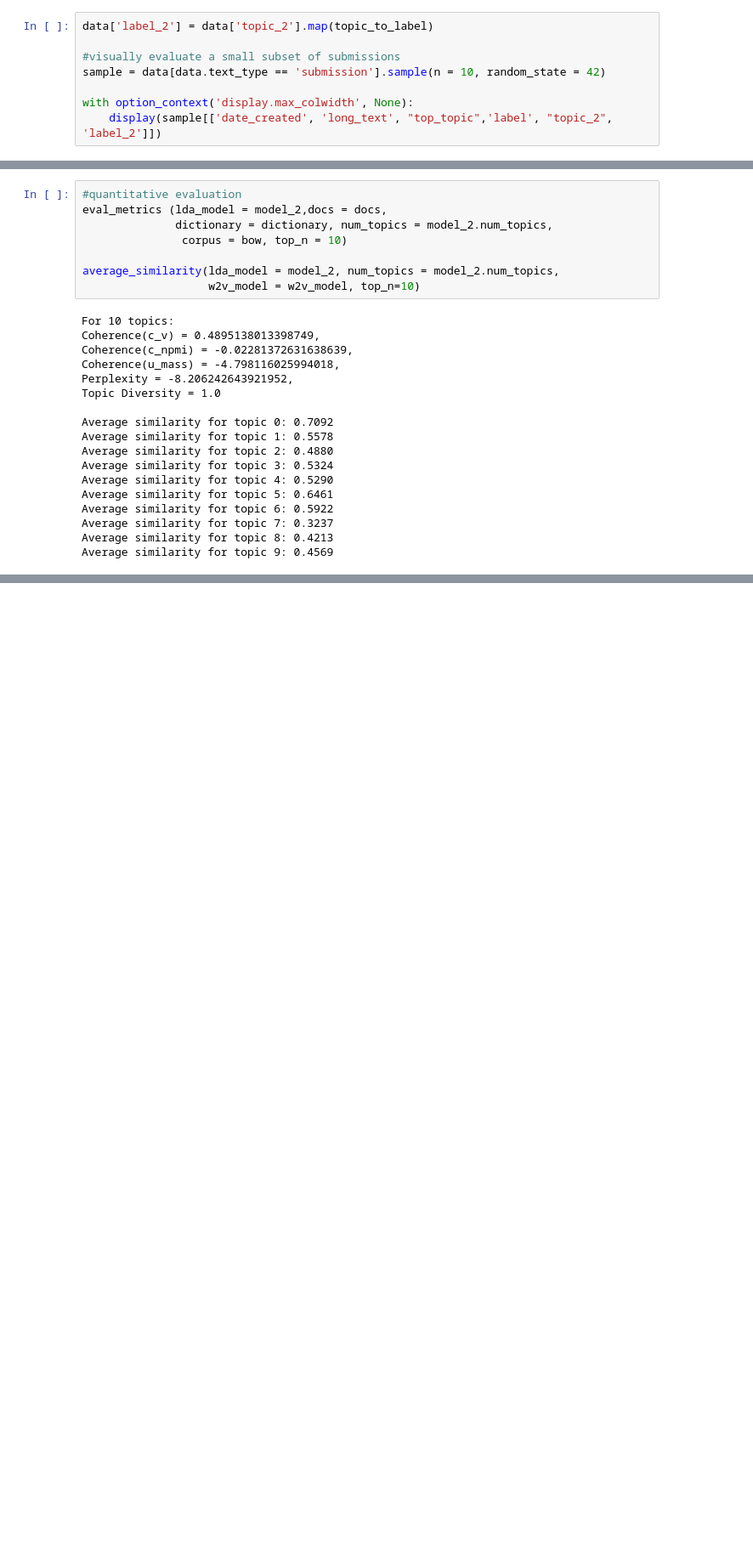
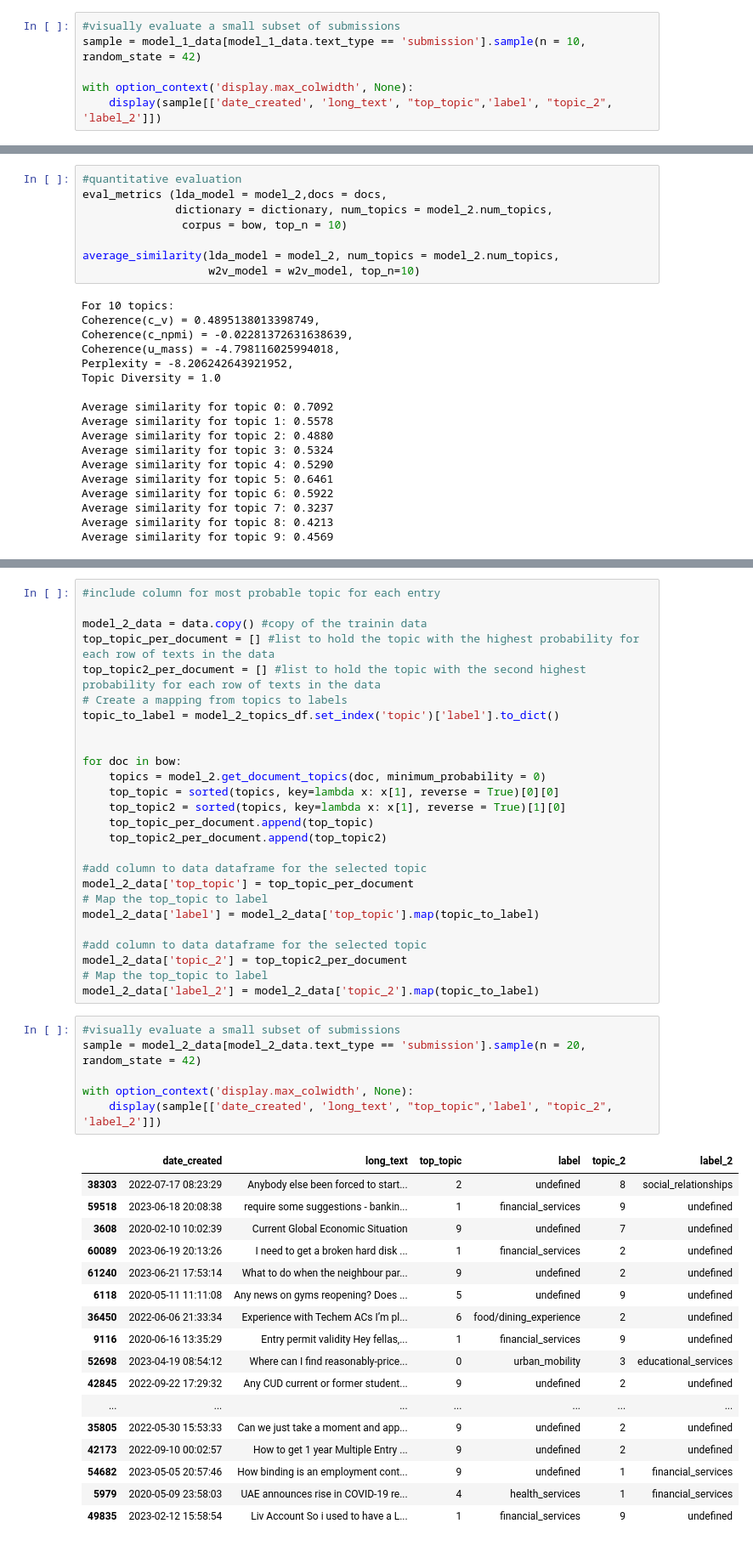
Before and after one commit to luisanomayo/MSc_Thesis_NLP_topic_modelling, a Jupyter notebook: topic_modelling/LDA_models/notebooks/model_evaluations.ipynb, the cells around one changed output, grey strips where cells are left out. Shown at 85% size. Saved outputs shown, nothing was run; the diff lists cells and outputs as text; blank space fills up the shorter version.

```diff
--- a/topic_modelling/LDA_models/notebooks/model_evaluations.ipynb
+++ b/topic_modelling/LDA_models/notebooks/model_evaluations.ipynb
@@ -320,8 +311,6 @@ data['topic_2'] = top_topic_per_document
 # %%
-data['label_2'] = data['topic_2'].map(topic_to_label)
-
 #visually evaluate a small subset of submissions
-sample = data[data.text_type == 'submission'].sample(n = 10, random_state = 42)
+sample = model_1_data[model_1_data.text_type == 'submission'].sample(n = 10, random_state = 42)
 
 with option_context('display.max_colwidth', None):
     display(sample[['date_created', 'long_text', "top_topic",'label', "topic_2", 'label_2']])
@@ -444,0 +451,50 @@ Index(['text_type', 'ID', 'date_created', 'year', 'long_text', 'clean_text',
+# %%
+#include column for most probable topic for each entry
+
+model_2_data = data.copy() #copy of the trainin data
+top_topic_per_document = [] #list to hold the topic with the highest probability for each row of texts in the data
+top_topic2_per_document = [] #list to hold the topic with the second highest probability for each row of texts in the data
+# Create a mapping from topics to labels
+topic_to_label = model_2_topics_df.set_index('topic')['label'].to_dict()
+
+
+for doc in bow:
+    topics = model_2.get_document_topics(doc, minimum_probability = 0)
+    top_topic = sorted(topics, key=lambda x: x[1], reverse = True)[0][0]
+    top_topic2 = sorted(topics, key=lambda x: x[1], reverse = True)[1][0]
+    top_topic_per_document.append(top_topic)
+    top_topic2_per_document.append(top_topic2)
+
+#add column to data dataframe for the selected topic
+model_2_data['top_topic'] = top_topic_per_document
+# Map the top_topic to label
+model_2_data['label'] = model_2_data['top_topic'].map(topic_to_label)
+
+#add column to data dataframe for the selected topic
+model_2_data['topic_2'] = top_topic2_per_document
+# Map the top_topic to label
+model_2_data['label_2'] = model_2_data['topic_2'].map(topic_to_label)
+# %%
+#visually evaluate a small subset of submissions
+sample = model_2_data[model_2_data.text_type == 'submission'].sample(n = 20, random_state = 42)
+
+with option_context('display.max_colwidth', None):
+    display(sample[['date_created', 'long_text', "top_topic",'label', "topic_2", 'label_2']])
+# %% [output]
+|  | date_created | long_text | top_topic | label | topic_2 | label_2 |
+| 38303 | 2022-07-17 08:23:29 | Anybody else been forced to start... | 2 | undefined | 8 | social_relationships |
+| 59518 | 2023-06-18 20:08:38 | require some suggestions - bankin... | 1 | financial_services | 9 | undefined |
+| 3608 | 2020-02-10 10:02:39 | Current Global Economic Situation | 9 | undefined | 7 | undefined |
+| 60089 | 2023-06-19 20:13:26 | I need to get a broken hard disk ... | 1 | financial_services | 2 | undefined |
+| 61240 | 2023-06-21 17:53:14 | What to do when the neighbour par... | 9 | undefined | 2 | undefined |
+| 6118 | 2020-05-11 11:11:08 | Any news on gyms reopening? Does ... | 5 | undefined | 9 | undefined |
+| 36450 | 2022-06-06 21:33:34 | Experience with Techem ACs I’m pl... | 6 | food/dining_experience | 2 | undefined |
+| 9116 | 2020-06-16 13:35:29 | Entry permit validity Hey fellas,... | 1 | financial_services | 9 | undefined |
+| 52698 | 2023-04-19 08:54:12 | Where can I find reasonably-price... | 0 | urban_mobility | 3 | educational_services |
+| 42845 | 2022-09-22 17:29:32 | Any CUD current or former student... | 9 | undefined | 2 | undefined |
+| ... | ... | ... | ... | ... | ... | ... |
+| 35805 | 2022-05-30 15:53:33 | Can we just take a moment and app... | 9 | undefined | 2 | undefined |
+| 42173 | 2022-09-10 00:02:57 | How to get 1 year Multiple Entry ... | 9 | undefined | 2 | undefined |
+| 54682 | 2023-05-05 20:57:46 | How binding is an employment cont... | 9 | undefined | 1 | financial_services |
+| 5979 | 2020-05-09 23:58:03 | UAE announces rise in COVID-19 re... | 4 | health_services | 1 | financial_services |
+| 49835 | 2023-02-12 15:58:54 | Liv Account So i used to have a L... | 1 | financial_services | 9 | undefined |
```
Also changed, not shown: parts of 30 cells of this notebook.
